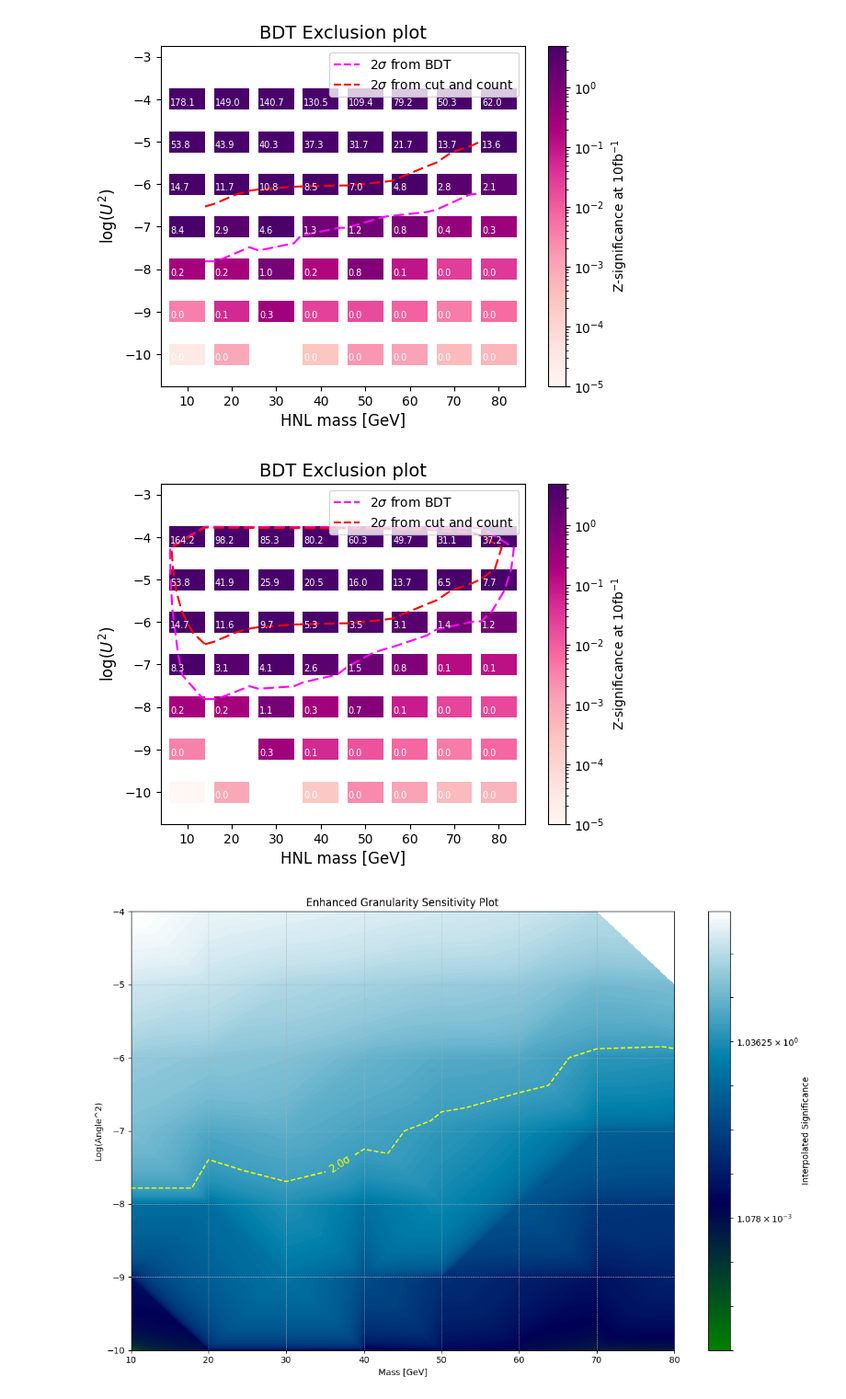
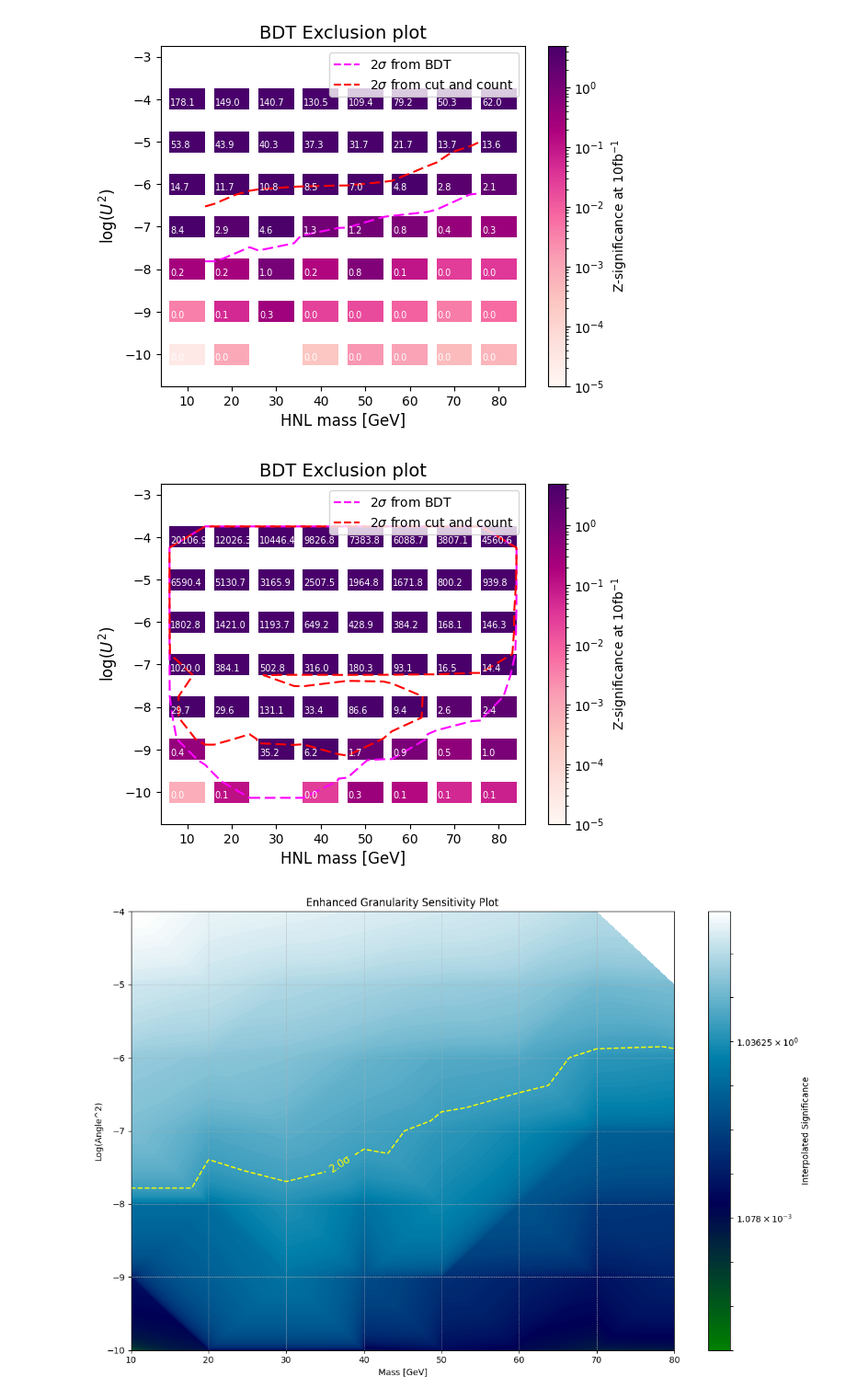
Before and after one commit to tomcritchley/FCCAnalyses_local, a Jupyter notebook: xgboost/xgboost_batch/plotting_limits.ipynb, the cells around one changed output. Shown at 92% size. Drawn from its saved outputs; the diff is of its cells as text; code cells hidden in the pictures.

Commit message:
limit plots

```diff
--- a/xgboost/xgboost_batch/plotting_limits.ipynb
+++ b/xgboost/xgboost_batch/plotting_limits.ipynb
@@ -1452,7 +1452,7 @@ def make_hist_2D():
     masses = [float(data[0]) for data in data_points]
     angles = [float(data[1] * 2) for data in data_points]
     #angles = [angle * 2 for angle in angles]  # Angle squared is 10^(2 * exponent)
-    significances = [data[2] for data in data_points]
+    significances = [data[2] * 122.47 for data in data_points]
     #bdt_cuts = [data[3] for data in data_points]
 
     x_range = (0, 90)
@@ -1486,7 +1486,7 @@ def make_hist_2D():
 
     masses_cc = [float(data[0]) for data in data_points_cc]
     angles_cc = [float(data[1]) for data in data_points_cc]
-    significances_cc = [data[2] for data in data_points_cc]
+    significances_cc = [data[2] * 122.47 for data in data_points_cc]
 
     # Perform the interpolation
     z_interp = griddata((masses, angles), significances, (x_grid, y_grid), method='linear',fill_value=0)
@@ -1512,34 +1512,34 @@ def make_hist_2D():
     print(f"Area enclosed by Cut and Count 2σ contour: {area_cc}")
     print(f"Difference in areas: {area_difference}")
     # Find the difference in areas
     percentage_improvement = (area_difference / area_cc) * 100
 
     print(f"Percentage Improvement: {percentage_improvement:.2f}%")"""
 
     # Create legend entries
     legend_elements = [Line2D([0], [0], color='magenta', linestyle='dashed', label='2$\sigma$ from BDT'),
                        Line2D([0], [0], color='red', linestyle='dashed', label='2$\sigma$ from cut and count')]
                        #Line2D([0], [0], color='blue', label='5$\sigma$')]
 
     plt.legend(handles=legend_elements, loc='upper right')
 
     plt.xlabel("HNL mass [GeV]", fontsize=12)
     plt.ylabel("log($U^2$)", fontsize=12)
     plt.title("BDT Exclusion plot", fontsize=14)
 
 
     for i in range(len(x_edges) -1):
         for j in range(len(y_edges) -1):
             if hist[i, j] > 0:
                 plt.text(x_edges[i] +0.2, y_edges[j]+0.1, f'{hist[i, j]:.1f}', color='white', fontsize = 7)
 
 
     plt.savefig('exclusionplot_10fb_run12_LLP.pdf', format='pdf')
     plt.show()
 
 make_hist_2D()
 # %% [output]
-[figure, old version]
+[figure, new version]
 # %%
 ## RUN 12 for 150 ab^-1 ##
 # %%
```
